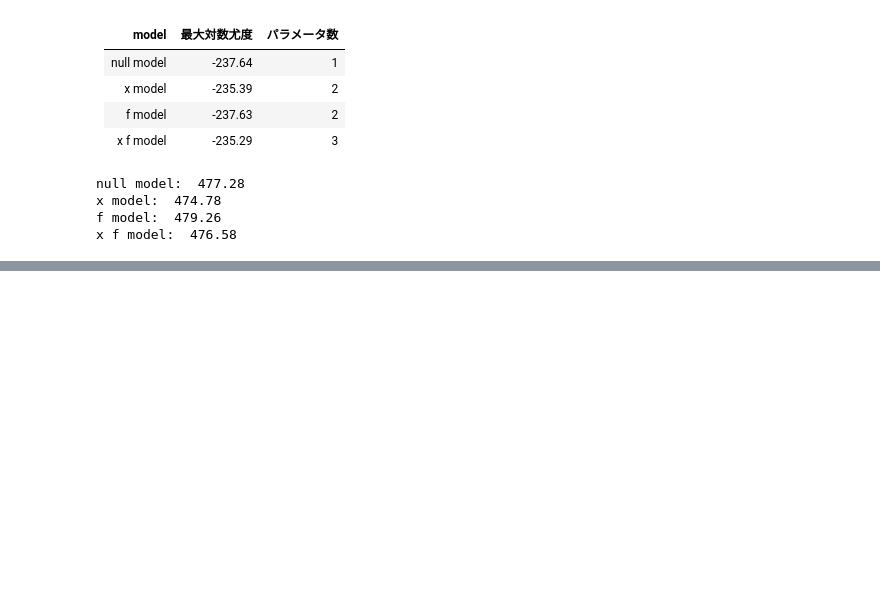
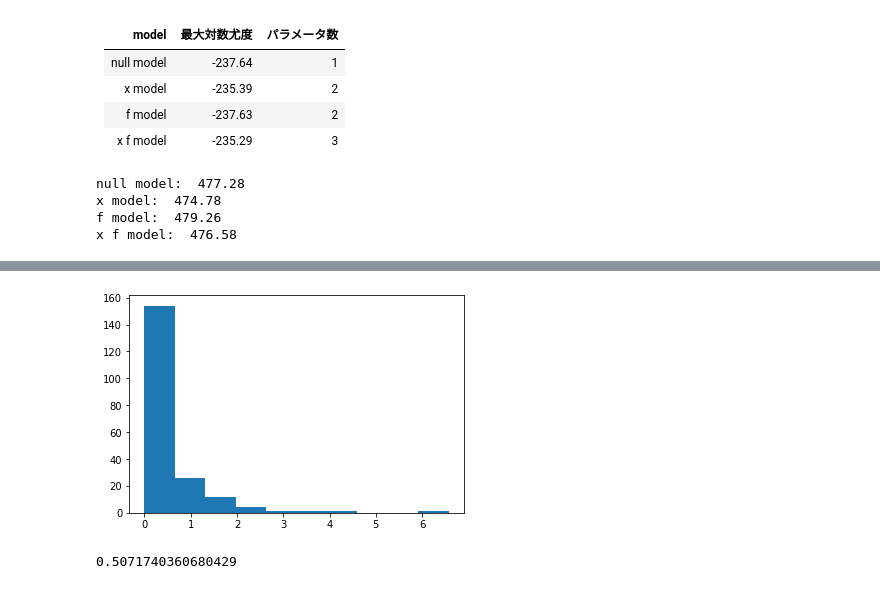
Before and after one commit to yoshino/green-book, a Jupyter notebook: chapter4.ipynb, the cells around one changed output, grey strips where cells are left out. Cells and saved outputs as stored; diff of their text form; code cells hidden in the pictures; blank space fills up the shorter version.

```diff
--- a/chapter4.ipynb
+++ b/chapter4.ipynb
@@ -255,0 +291,48 @@ np.mean(bias) # 本当は1に近い値が出てほしい(平均対数尤度の
+# %%
+# 200セットのデータに対して一定モデルとxモデルで、最大対数尤度と平均対数尤度を計算
+logls = []
+elogls = []
+xlogls = []
+xelogls = []
+
+for i in range(200):
+    # 説明変数と目的変数が無関係の観測データ1セットを作る
+    data_random = pd.concat(
+        [pd.DataFrame(np.random.poisson(8, 50), columns=['y']), pd.DataFrame(np.random.rand(50)*9+1, columns=['x'])],
+        axis=1)
+
+    # 一定モデルによる最尤推定
+    results = smf.poisson('y ~ 1', data=data_random).fit(disp=0)
+    logls.append(results.llf)
+
+    # xモデルによる最尤推定
+    xresults = smf.poisson('y ~ x', data=data_random).fit(disp=0)
+    xlogls.append(xresults.llf)
+
+    # 真のモデルから新たなデータ200セットを作る
+    data_random_200 = [pd.concat(
+        [pd.DataFrame(np.random.poisson(8, 50), columns=['y']), pd.DataFrame(np.random.rand(50)*9+1, columns=['x'])],
+        axis=1) for i in range(200)]
+
+    # 200セットの対数尤度を計算
+    lls = []
+    xlls= []
+    for d in data_random_200:
+        lls.append(sum(poisson.logpmf(d['y'], math.exp(results.params['Intercept']))))
+        xlls.append(sum(poisson.logpmf(d['y'], np.exp(xresults.params['Intercept'] + d['x'] * xresults.params['x']))))
+
+    # 平均対数尤度を計算
+    elogls.append(np.average(lls))
+    xelogls.append(np.average(xlls))
+# %%
+# 最大対数尤度の差
+logls_diff = np.subtract(xlogls, logls)
+
+plt.hist(logls_diff, bins=10)
+plt.show()
+
+# 最大対数尤度の差の平均
+print(np.average(logls_diff))
+# %% [output]
+[figure, added]
+0.5071740360680429
```
Also changed, not shown: parts of 31 cells of this notebook, 11 other files.
